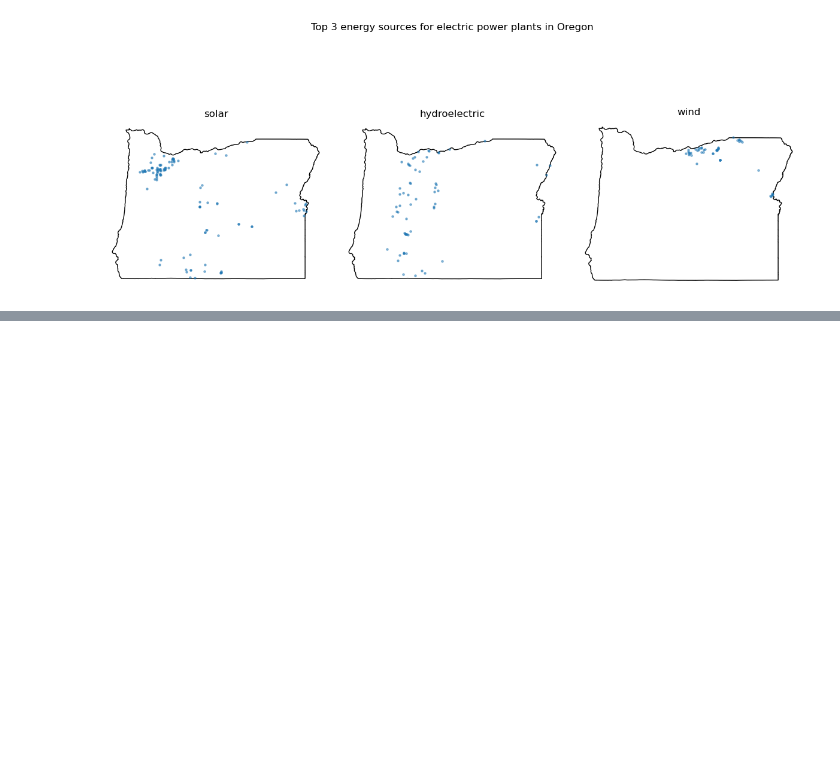
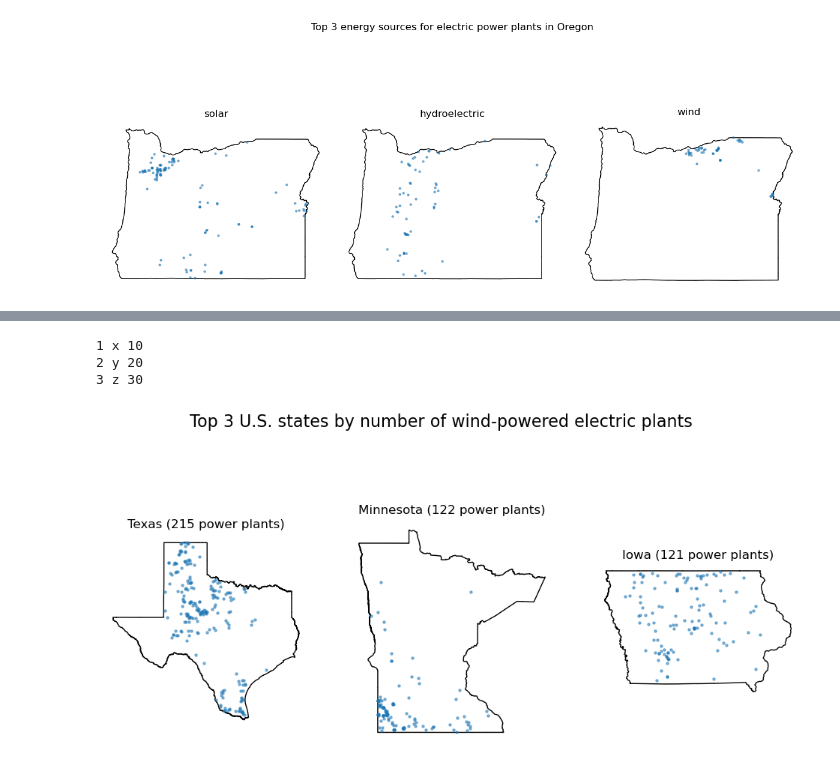
Before and after one commit to carmengg/eds220-2025-in-class, a Jupyter notebook: week6-functions.ipynb, the cells around one changed output, grey strips where cells are left out. Cells and saved outputs as stored; diff of their text form; code cells hidden in the pictures; blank space fills up the shorter version.

```diff
--- a/week6-functions.ipynb
+++ b/week6-functions.ipynb
@@ -328,0 +444,39 @@ plot_top3_power_sources('Oregon', power_plants, states)
+# %%
+# Example of more than two zipped items
+
+for a, b, c in zip([1,2,3], ['x','y','z'], [10,20,30]):
+    print(a, b, c)
+# %% [output]
+1 x 10
+2 y 20
+3 z 30
+# %%
+def plot_top3_states_by_source_ANNOTATED(source, power_plants, states):
+
+    top_states = power_source_counts(source, power_plants)
+
+    fig, ax = plt.subplots(figsize=(12,6), nrows=1, ncols=3)
+
+    for axis, state, power_plants_n in zip(ax, top_states.index, top_states):
+
+        axis.set_title(f"{state} ({power_plants_n} power plants)")
+        axis.axis('off')
+
+        state_boundary = states[states['name'] == state]
+        state_boundary.plot(ax=axis,
+                            color='none')
+
+        state_power_plants = power_plants[power_plants['state'] == state]
+
+        source_subset = state_power_plants[state_power_plants['primsource'] == source]
+        source_subset.plot(ax=axis,
+                        markersize=5,
+                        alpha=0.5)
+
+    plt.suptitle(f"Top 3 U.S. states by number of {source}-powered electric plants",
+                fontsize=16)
+    plt.show()
+# %%
+plot_top3_states_by_source_ANNOTATED('wind', power_plants, states)
+# %% [output]
+[figure, added]
```
Also changed, not shown: parts of 10 cells of this notebook, 1 other file.
